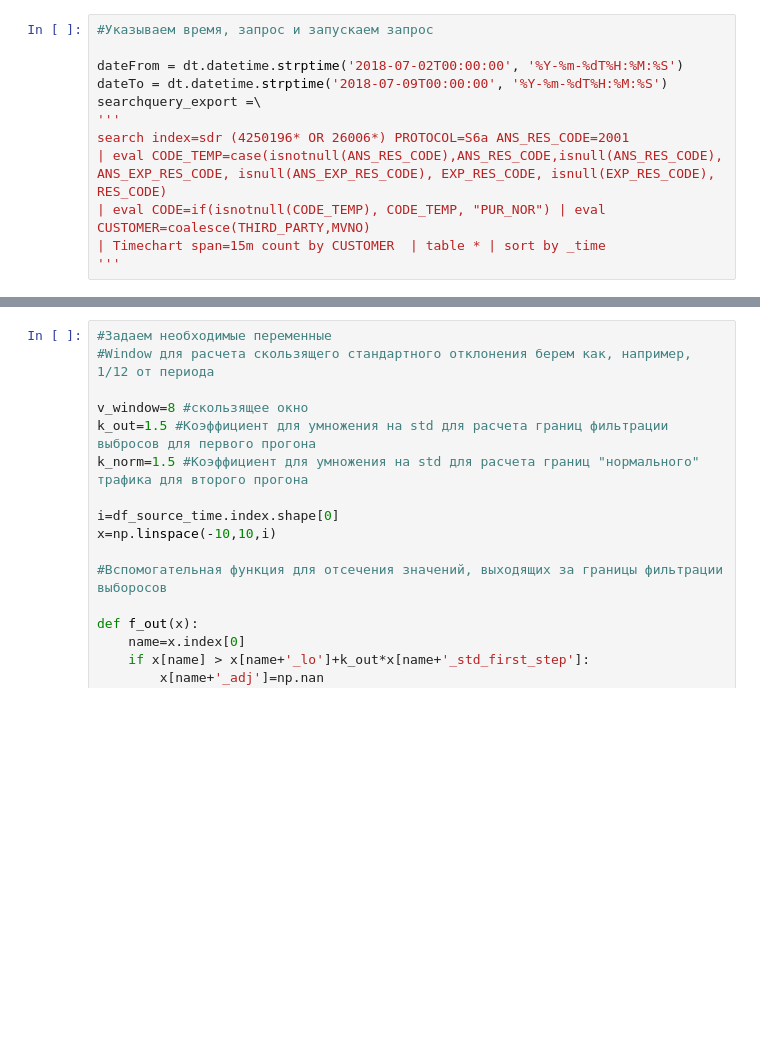
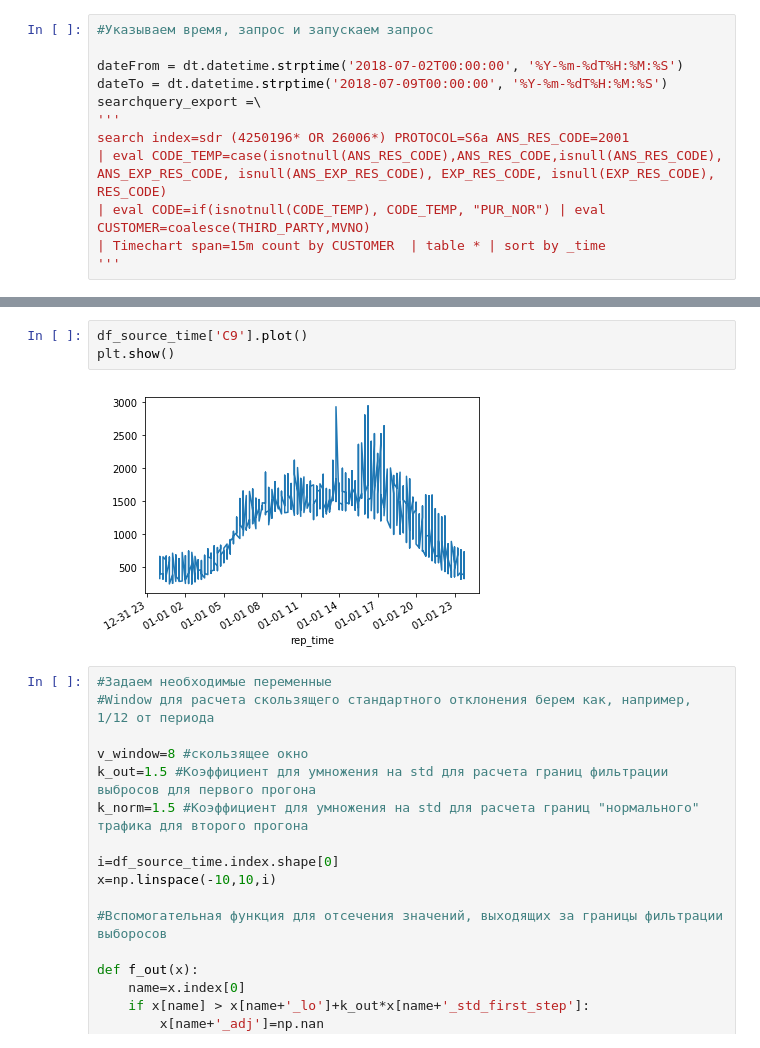
Before and after one commit to balobinp/RB_BD, a Jupyter notebook: RB_Splunk_Search_Deviation_Python3.ipynb, the cells around one changed output, grey strips where cells are left out. Cells and saved outputs as stored; diff of their text form; blank space fills up the shorter version.

```diff
--- a/RB_Splunk_Search_Deviation_Python3.ipynb
+++ b/RB_Splunk_Search_Deviation_Python3.ipynb
@@ -135,6 +135,11 @@ display(df_source_time.tail())
 | 1900-01-01 21:15:00 | 729 | 367 | 305 | 3606 | 9 | 0 | 335 | 268 | 4164 | 432 | ... |
 | 1900-01-01 21:30:00 | 663 | 418 | 287 | 3398 | 9 | 1 | 320 | 248 | 4015 | 494 | ... |
 | 1900-01-01 21:45:00 | 676 | 173 | 278 | 2817 | 9 | 0 | 317 | 228 | 3738 | 455 | ... |
+# %%
+df_source_time['C9'].plot()
+plt.show()
+# %% [output]
+[figure, added]
 # %%
 #Задаем необходимые переменные
 #Window для расчета скользящего стандартного отклонения берем как, например, 1/12 от периода
```
Also changed, not shown: parts of 6 cells of this notebook.
